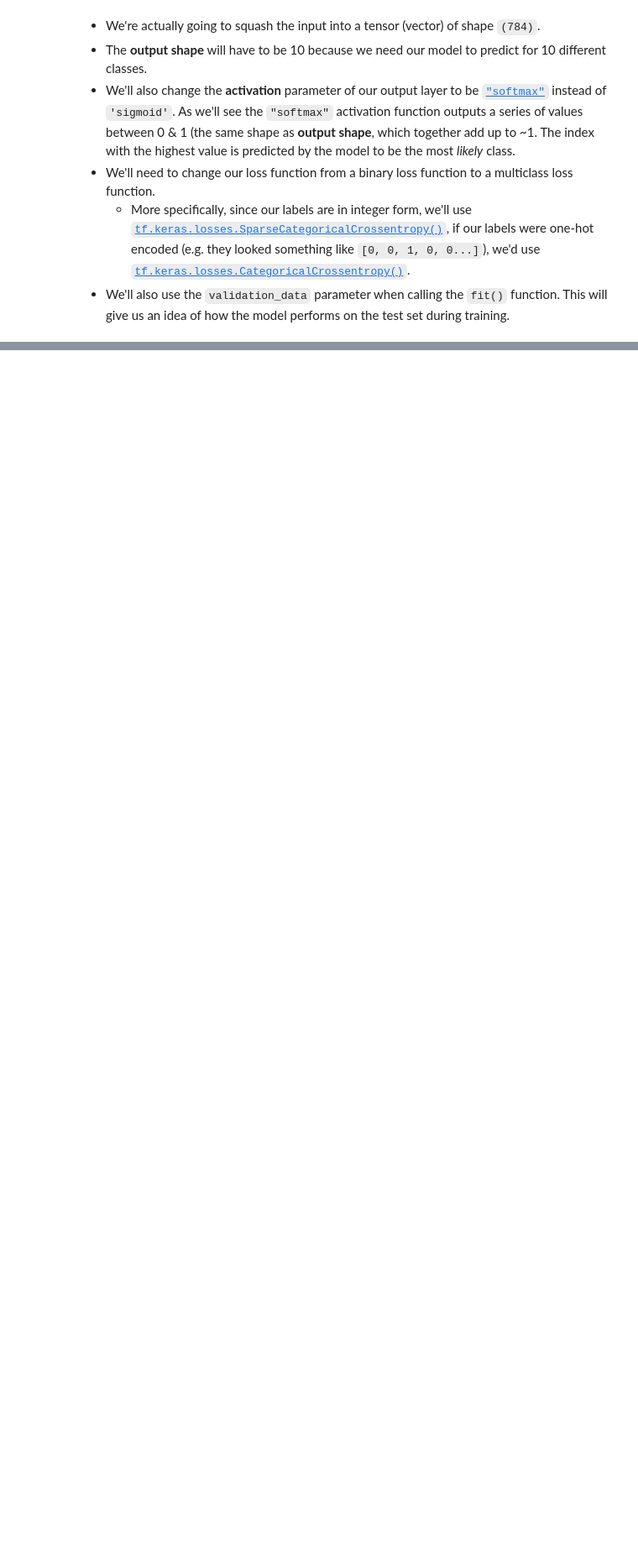
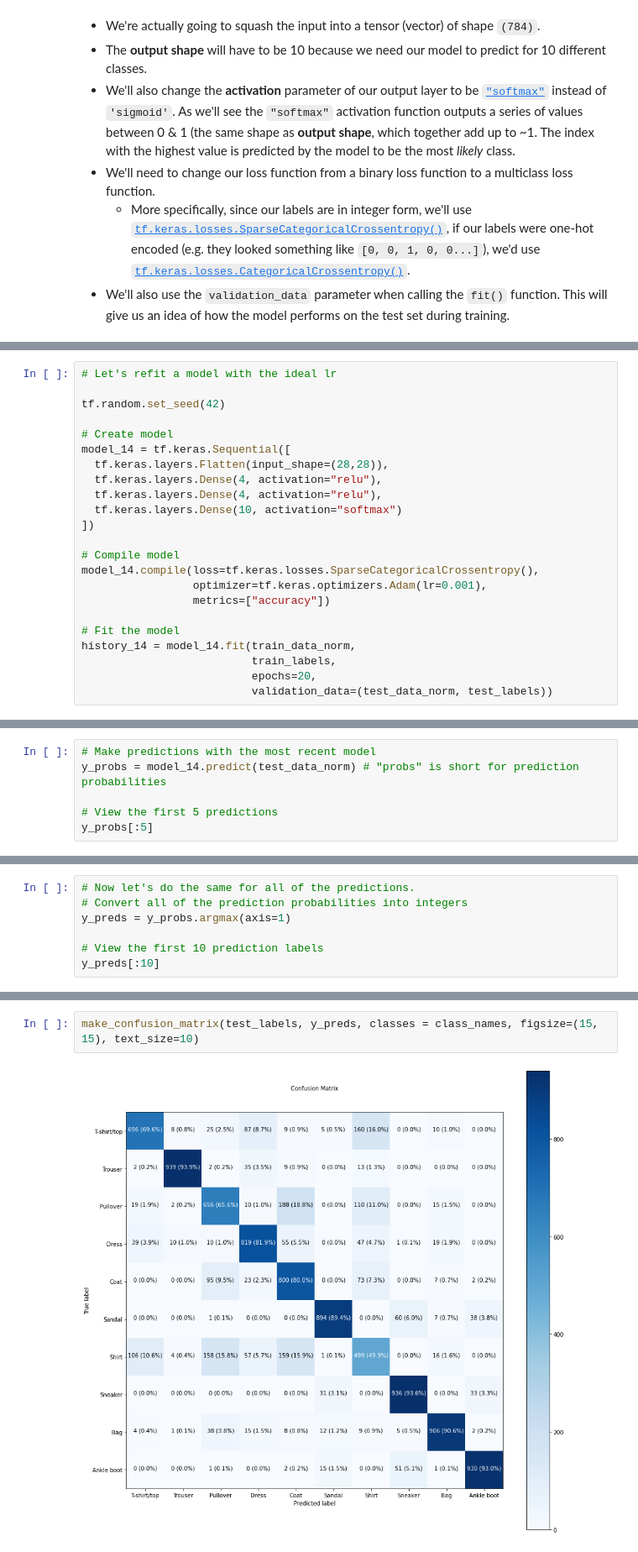
Before and after one commit to Nikitaion/TensorFlowLearning, a Jupyter notebook: 02_neural_network_classification_with_tensorflow.ipynb, the cells around one changed output, grey strips where cells are left out. Shown at 84% size. Drawn from its saved outputs; the diff is of its cells as text; blank space fills up the shorter version.

```diff
--- a/02_neural_network_classification_with_tensorflow.ipynb
+++ b/02_neural_network_classification_with_tensorflow.ipynb
@@ -917,0 +1130,23 @@ Epoch 10/10
+# %%
+# Let's refit a model with the ideal lr
+
+tf.random.set_seed(42)
+
+# Create model
+model_14 = tf.keras.Sequential([
+  tf.keras.layers.Flatten(input_shape=(28,28)),
+  tf.keras.layers.Dense(4, activation="relu"),
+  tf.keras.layers.Dense(4, activation="relu"),
+  tf.keras.layers.Dense(10, activation="softmax")
+])
+
+# Compile model
+model_14.compile(loss=tf.keras.losses.SparseCategoricalCrossentropy(),
+                 optimizer=tf.keras.optimizers.Adam(lr=0.001),
+                 metrics=["accuracy"])
+
+# Fit the model
+history_14 = model_14.fit(train_data_norm,
+                          train_labels,
+                          epochs=20,
+                          validation_data=(test_data_norm, test_labels))
@@ -917,0 +1240,6 @@ Epoch 10/10
+# %%
+# Make predictions with the most recent model
+y_probs = model_14.predict(test_data_norm) # "probs" is short for prediction probabilities
+
+# View the first 5 predictions
+y_probs[:5]
@@ -917,0 +1289,7 @@ Epoch 10/10
+# %%
+# Now let's do the same for all of the predictions.
+# Convert all of the prediction probabilities into integers
+y_preds = y_probs.argmax(axis=1)
+
+# View the first 10 prediction labels
+y_preds[:10]
@@ -917,0 +1315,4 @@ Epoch 10/10
+# %%
+make_confusion_matrix(test_labels, y_preds, classes = class_names, figsize=(15, 15), text_size=10)
+# %% [output]
+[figure, added]
```
Also changed, not shown: parts of 90 cells of this notebook.
